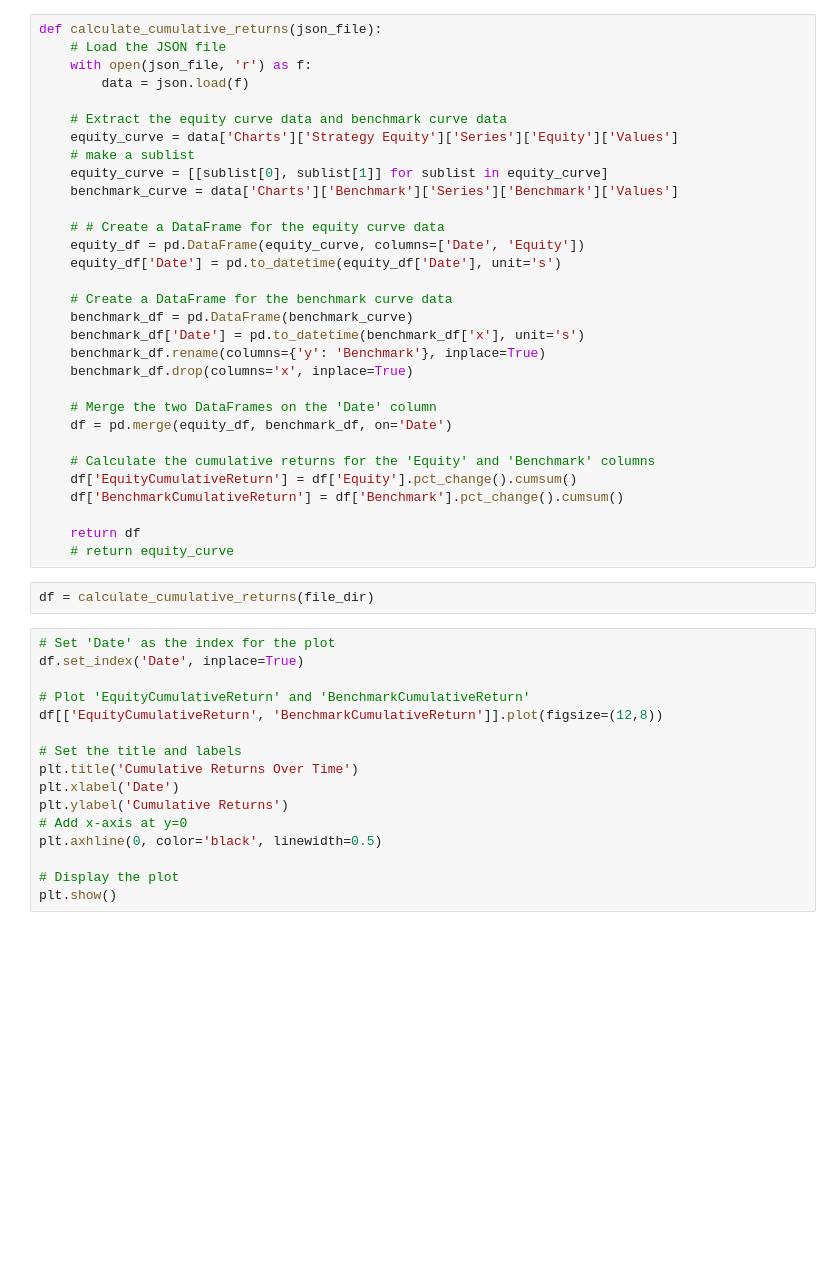
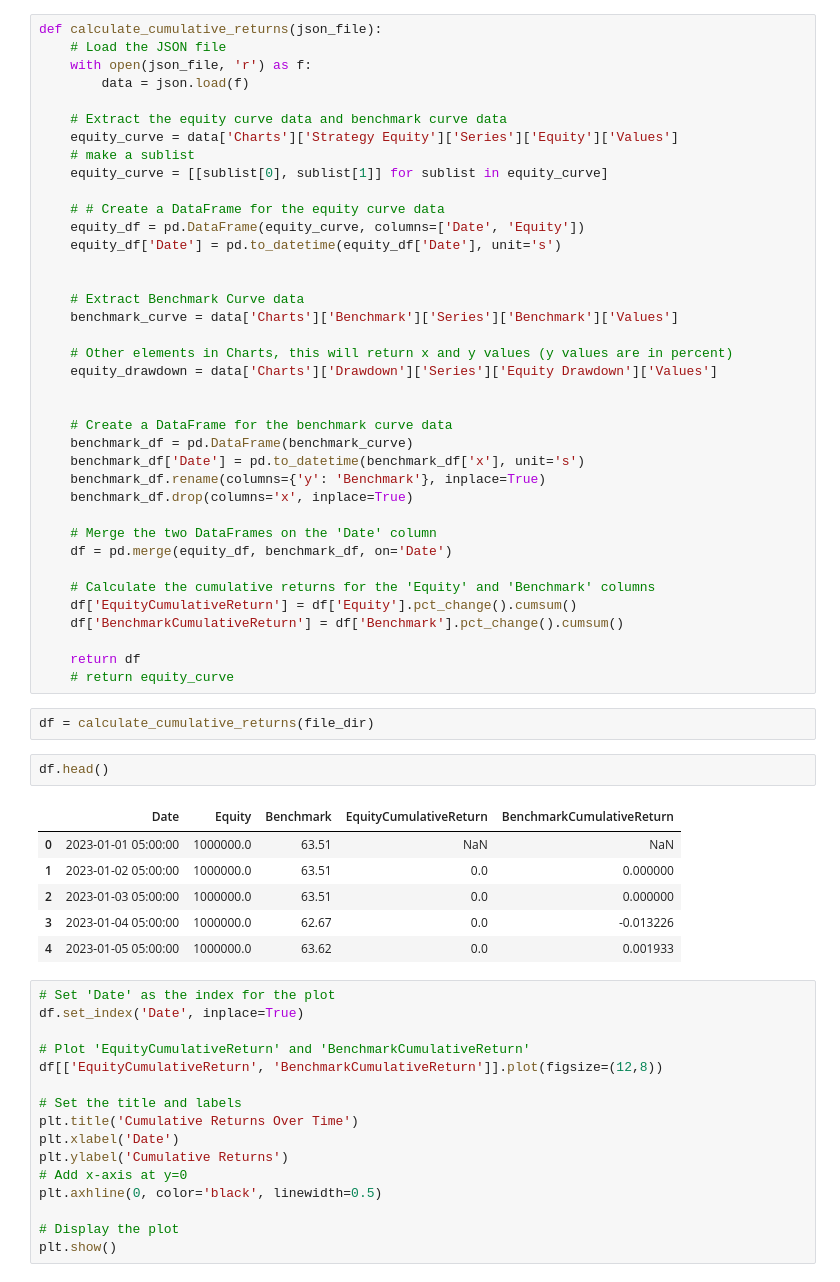
Before and after one commit to pampagrimaldi/trading-app, a Jupyter notebook: trading_app/report_generator.ipynb, the cells around one changed output. Saved outputs shown, nothing was run; the diff lists cells and outputs as text; blank space fills up the shorter version.

```diff
--- a/trading_app/report_generator.ipynb
+++ b/trading_app/report_generator.ipynb
@@ -99,11 +99,18 @@ def calculate_cumulative_returns(json_file):
     equity_curve = data['Charts']['Strategy Equity']['Series']['Equity']['Values']
     # make a sublist
     equity_curve = [[sublist[0], sublist[1]] for sublist in equity_curve]
-    benchmark_curve = data['Charts']['Benchmark']['Series']['Benchmark']['Values']
 
     # # Create a DataFrame for the equity curve data
     equity_df = pd.DataFrame(equity_curve, columns=['Date', 'Equity'])
     equity_df['Date'] = pd.to_datetime(equity_df['Date'], unit='s')
+
+
+    # Extract Benchmark Curve data
+    benchmark_curve = data['Charts']['Benchmark']['Series']['Benchmark']['Values']
+
+    # Other elements in Charts, this will return x and y values (y values are in percent)
+    equity_drawdown = data['Charts']['Drawdown']['Series']['Equity Drawdown']['Values']
+
 
     # Create a DataFrame for the benchmark curve data
     benchmark_df = pd.DataFrame(benchmark_curve)
@@ -122,6 +129,15 @@ def calculate_cumulative_returns(json_file):
     # return equity_curve
 # %%
 df = calculate_cumulative_returns(file_dir)
+# %%
+df.head()
+# %% [output]
+|  | Date | Equity | Benchmark | EquityCumulativeReturn | BenchmarkCumulativeReturn |
+| 0 | 2023-01-01 05:00:00 | 1000000.0 | 63.51 | NaN | NaN |
+| 1 | 2023-01-02 05:00:00 | 1000000.0 | 63.51 | 0.0 | 0.000000 |
+| 2 | 2023-01-03 05:00:00 | 1000000.0 | 63.51 | 0.0 | 0.000000 |
+| 3 | 2023-01-04 05:00:00 | 1000000.0 | 62.67 | 0.0 | -0.013226 |
+| 4 | 2023-01-05 05:00:00 | 1000000.0 | 63.62 | 0.0 | 0.001933 |
 # %%
 # Set 'Date' as the index for the plot
 df.set_index('Date', inplace=True)
```
Also changed, not shown: parts of 2 cells of this notebook, 7 other files.
